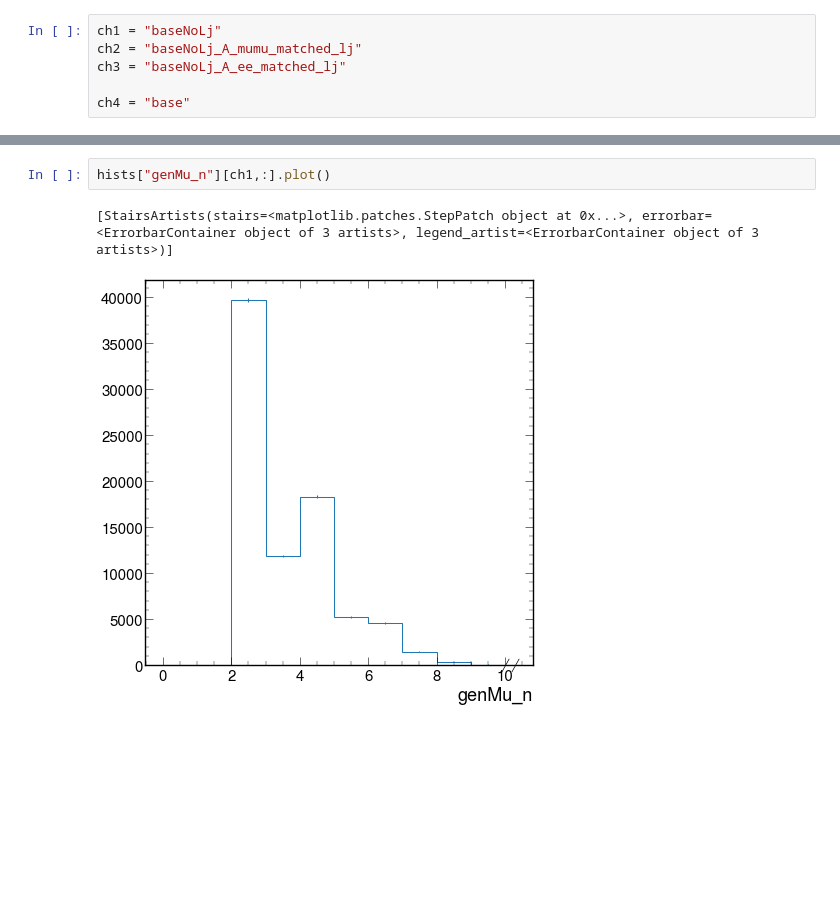
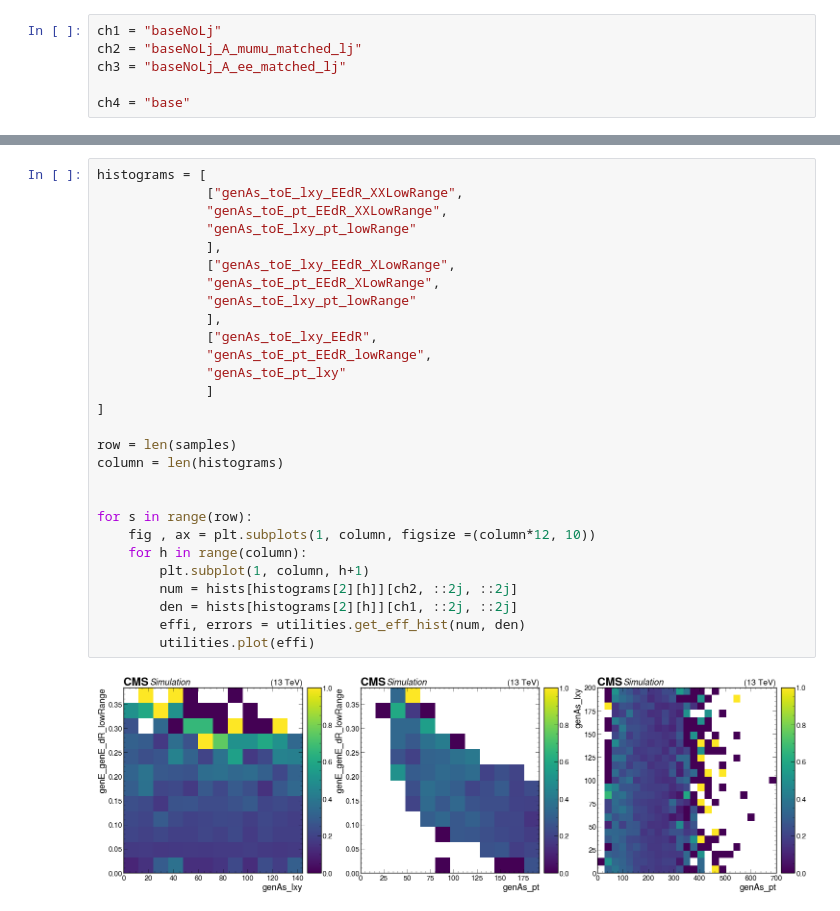
Before and after one commit to mariajose2398/SIDM, a Jupyter notebook: sidm/studies/ljRecoEffi_studies/effi.ipynb, the cells around one changed output, grey strips where cells are left out. Saved outputs shown, nothing was run; the diff lists cells and outputs as text; blank space fills up the shorter version.

```diff
--- a/sidm/studies/ljRecoEffi_studies/effi.ipynb
+++ b/sidm/studies/ljRecoEffi_studies/effi.ipynb
@@ -175,5 +137,30 @@ hists["genE_n"][ch1,:].plot()
-# %%
-hists["genMu_n"][ch1,:].plot()
-# %% [output]
-[StairsArtists(stairs=<matplotlib.patches.StepPatch object at 0x...>, errorbar=<ErrorbarContainer object of 3 artists>, legend_artist=<ErrorbarContainer object of 3 artists>)]
-[figure, removed]
+# %%
+histograms = [
+              ["genAs_toE_lxy_EEdR_XXLowRange",
+              "genAs_toE_pt_EEdR_XXLowRange",
+              "genAs_toE_lxy_pt_lowRange"
+              ],
+              ["genAs_toE_lxy_EEdR_XLowRange",
+              "genAs_toE_pt_EEdR_XLowRange",
+              "genAs_toE_lxy_pt_lowRange"
+              ],
+              ["genAs_toE_lxy_EEdR",
+              "genAs_toE_pt_EEdR_lowRange",
+              "genAs_toE_pt_lxy"
+              ]
+]
+
+row = len(samples)
+column = len(histograms)
+
+
+for s in range(row):
+    fig , ax = plt.subplots(1, column, figsize =(column*12, 10))
+    for h in range(column):
+        plt.subplot(1, column, h+1)
+        num = hists[histograms[2][h]][ch2, ::2j, ::2j]
+        den = hists[histograms[2][h]][ch1, ::2j, ::2j]
+        effi, errors = utilities.get_eff_hist(num, den)
+        utilities.plot(effi)
+# %% [output]
+[figure, added]
```
Also changed, not shown: parts of 10 cells of this notebook.
